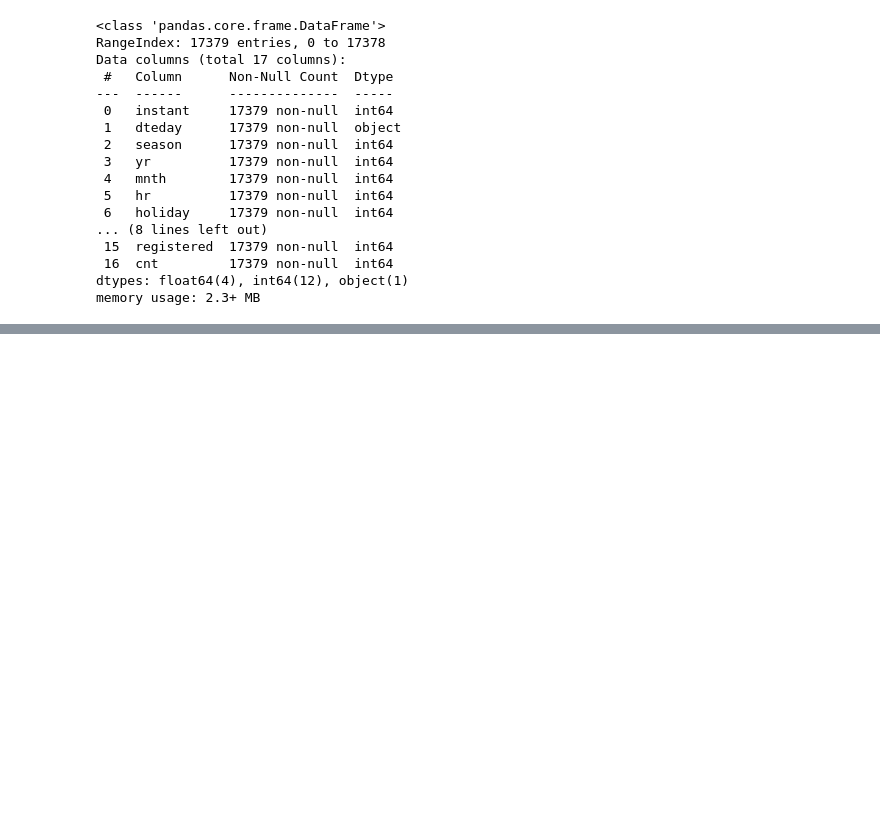
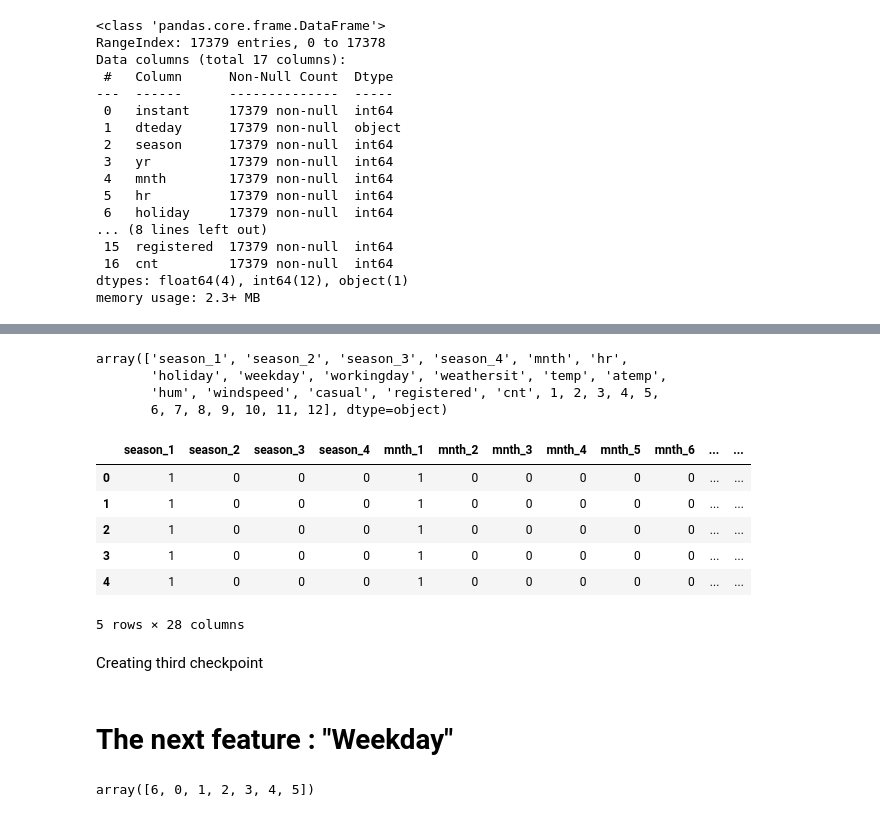
Before and after one commit to MasoudMoeini/Bike-Sharing-Dataset-Analysis, a Jupyter notebook: BikeSharing_data_preprocessing.ipynb, the cells around one changed output, grey strips where cells are left out. Saved outputs shown, nothing was run; the diff lists cells and outputs as text; code cells hidden in the pictures; blank space fills up the shorter version.

```diff
--- a/BikeSharing_data_preprocessing.ipynb
+++ b/BikeSharing_data_preprocessing.ipynb
@@ -36,0 +232,17 @@ memory usage: 2.3+ MB
+# %%
+mnth_columns=mnth_columns.drop(['check'],axis=1)
+mnth_1=mnth_columns.loc[:,1]
+mnth_2=mnth_columns.loc[:,2]
+mnth_3=mnth_columns.loc[:,3]
+mnth_4=mnth_columns.loc[:,4]
+mnth_5=mnth_columns.loc[:,5]
+mnth_6=mnth_columns.loc[:,6]
+mnth_7=mnth_columns.loc[:,7]
+mnth_8=mnth_columns.loc[:,8]
+mnth_9=mnth_columns.loc[:,9]
+mnth_10=mnth_columns.loc[:,10]
+mnth_11=mnth_columns.loc[:,11]
+mnth_12=mnth_columns.loc[:,12]
+df_season_mod=pd.concat([df_season_mod,mnth_1,mnth_2,mnth_3,mnth_4,
+                         mnth_5,mnth_6,mnth_7,mnth_8,mnth_9,mnth_10,mnth_11,mnth_12],axis=1)
+df_season_mod.head()
@@ -36,0 +257,32 @@ memory usage: 2.3+ MB
+# %%
+df_season_mod.columns.values
+# %% [output]
+array(['season_1', 'season_2', 'season_3', 'season_4', 'mnth', 'hr',
+       'holiday', 'weekday', 'workingday', 'weathersit', 'temp', 'atemp',
+       'hum', 'windspeed', 'casual', 'registered', 'cnt', 1, 2, 3, 4, 5,
+       6, 7, 8, 9, 10, 11, 12], dtype=object)
+# %%
+df_season_mod=df_season_mod.drop(['mnth'],axis=1)
+column_names=['season_1', 'season_2', 'season_3', 'season_4','hr',
+       'holiday', 'weekday', 'workingday', 'weathersit', 'temp', 'atemp',
+'hum', 'windspeed', 'casual', 'registered', 'cnt', 'mnth_1','mnth_2','mnth_3','mnth_4',
+            'mnth_5','mnth_6','mnth_7','mnth_8','mnth_9','mnth_10','mnth_11','mnth_12']
+df_season_mod.columns=column_names
+column_names_reordered=['season_1', 'season_2', 'season_3', 'season_4', 'mnth_1','mnth_2',
+            'mnth_3','mnth_4','mnth_5','mnth_6','mnth_7','mnth_8','mnth_9','mnth_10',
+           'mnth_11','mnth_12', 'hr',
+        'holiday', 'weekday', 'workingday', 'weathersit', 'temp', 'atemp',
+           'hum', 'windspeed', 'casual', 'registered', 'cnt']
+# %%
+df_season_mod=df_season_mod[column_names_reordered]
+df_season_mod.head()
+# %% [output]
+|  | season_1 | season_2 | season_3 | season_4 | mnth_1 | mnth_2 | mnth_3 | mnth_4 | mnth_5 | mnth_6 | ... | ... |
+| 0 | 1 | 0 | 0 | 0 | 1 | 0 | 0 | 0 | 0 | 0 | ... | ... |
+| 1 | 1 | 0 | 0 | 0 | 1 | 0 | 0 | 0 | 0 | 0 | ... | ... |
+| 2 | 1 | 0 | 0 | 0 | 1 | 0 | 0 | 0 | 0 | 0 | ... | ... |
+| 3 | 1 | 0 | 0 | 0 | 1 | 0 | 0 | 0 | 0 | 0 | ... | ... |
+| 4 | 1 | 0 | 0 | 0 | 1 | 0 | 0 | 0 | 0 | 0 | ... | ... |
+5 rows × 28 columns
+# %% [markdown]
+Creating third checkpoint
@@ -36,0 +291,6 @@ memory usage: 2.3+ MB
+# %% [markdown]
+# The next feature : "Weekday"
+# %%
+df_season_mnth_mod['weekday'].unique()
+# %% [output]
+array([6, 0, 1, 2, 3, 4, 5])
```
Also changed, not shown: parts of 74 cells of this notebook, 1 other file.
